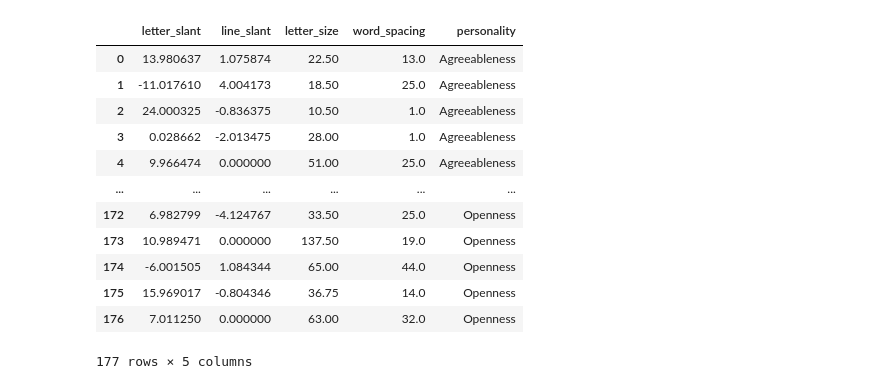
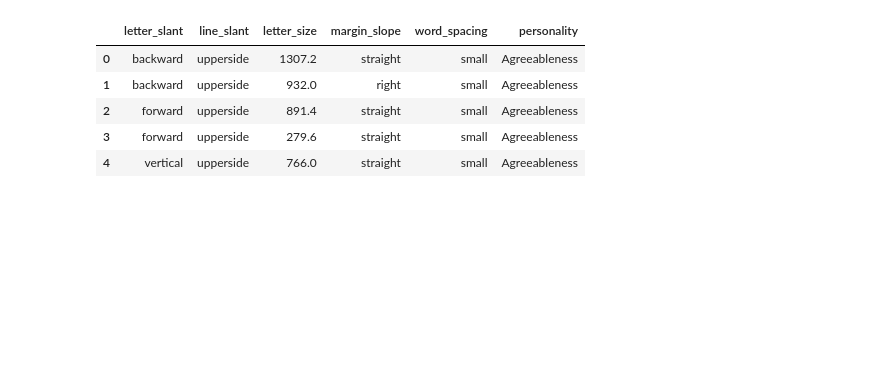
Before and after one commit to subhadip6869/Personality_Prediction, a Jupyter notebook: personality_decisiontree.ipynb, the cells around one changed output. Saved outputs shown, nothing was run; the diff lists cells and outputs as text; code cells hidden in the pictures; blank space fills up the shorter version.

```diff
--- a/personality_decisiontree.ipynb
+++ b/personality_decisiontree.ipynb
@@ -7,20 +8,13 @@ import sys
 # %%
-df_train = pd.read_csv("./dataset/train_features.csv")
-df_test = pd.read_csv("./dataset/test_features.csv")
+df_train = pd.read_csv("./dataset/my_train_features.csv")
+df_test = pd.read_csv("./dataset/my_train_features.csv")
 # %%
-df_train
+df_train.head()
 # %% [output]
-|  | letter_slant | line_slant | letter_size | word_spacing | personality |
-| 0 | 13.980637 | 1.075874 | 22.50 | 13.0 | Agreeableness |
-| 1 | -11.017610 | 4.004173 | 18.50 | 25.0 | Agreeableness |
-| 2 | 24.000325 | -0.836375 | 10.50 | 1.0 | Agreeableness |
-| 3 | 0.028662 | -2.013475 | 28.00 | 1.0 | Agreeableness |
-| 4 | 9.966474 | 0.000000 | 51.00 | 25.0 | Agreeableness |
-| ... | ... | ... | ... | ... | ... |
-| 172 | 6.982799 | -4.124767 | 33.50 | 25.0 | Openness |
-| 173 | 10.989471 | 0.000000 | 137.50 | 19.0 | Openness |
-| 174 | -6.001505 | 1.084344 | 65.00 | 44.0 | Openness |
-| 175 | 15.969017 | -0.804346 | 36.75 | 14.0 | Openness |
-| 176 | 7.011250 | 0.000000 | 63.00 | 32.0 | Openness |
+|  | letter_slant | line_slant | letter_size | margin_slope | word_spacing | personality |
+| 0 | backward | upperside | 1307.2 | straight | small | Agreeableness |
+| 1 | backward | upperside | 932.0 | right | small | Agreeableness |
+| 2 | forward | upperside | 891.4 | straight | small | Agreeableness |
+| 3 | forward | upperside | 279.6 | straight | small | Agreeableness |
+| 4 | vertical | upperside | 766.0 | straight | small | Agreeableness |
-177 rows × 5 columns
 # %%
```
Also changed, not shown: parts of 14 cells of this notebook, 3 other files.
